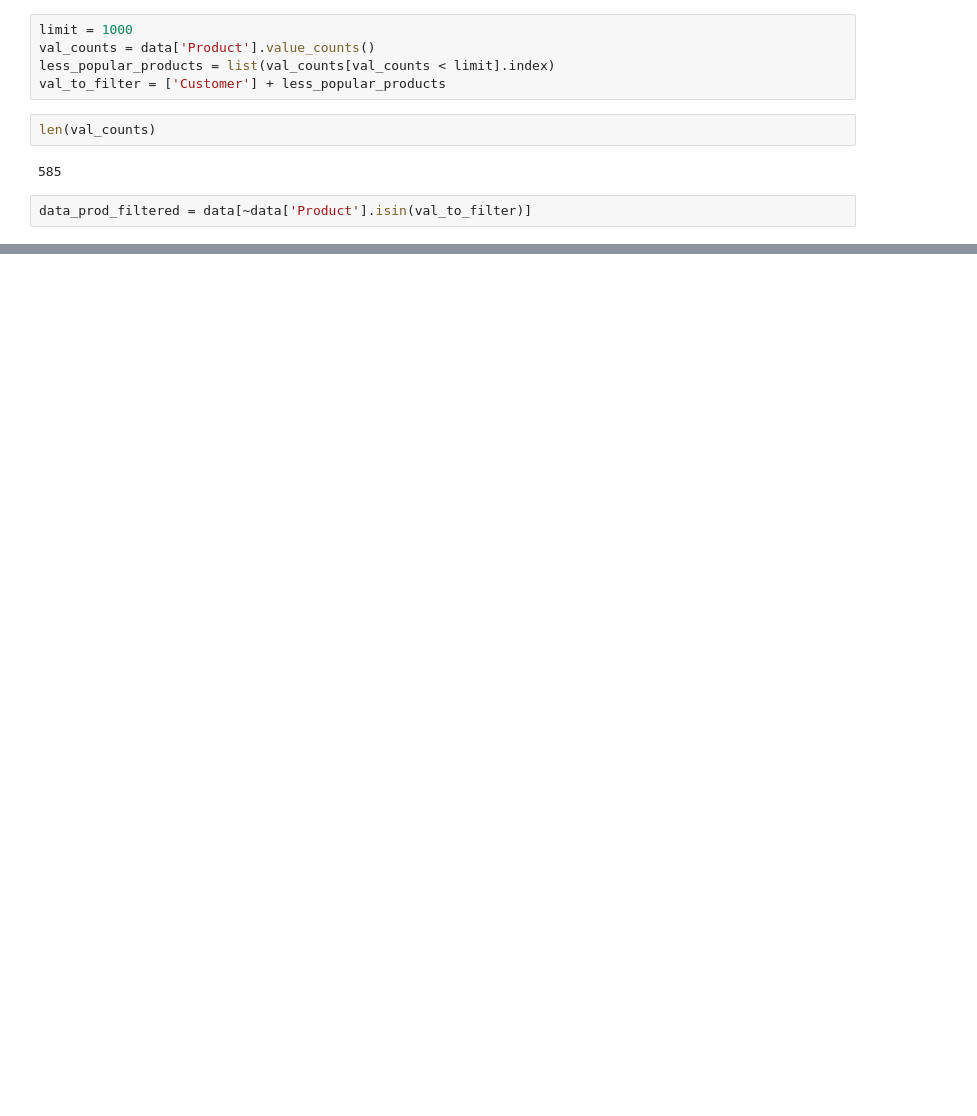
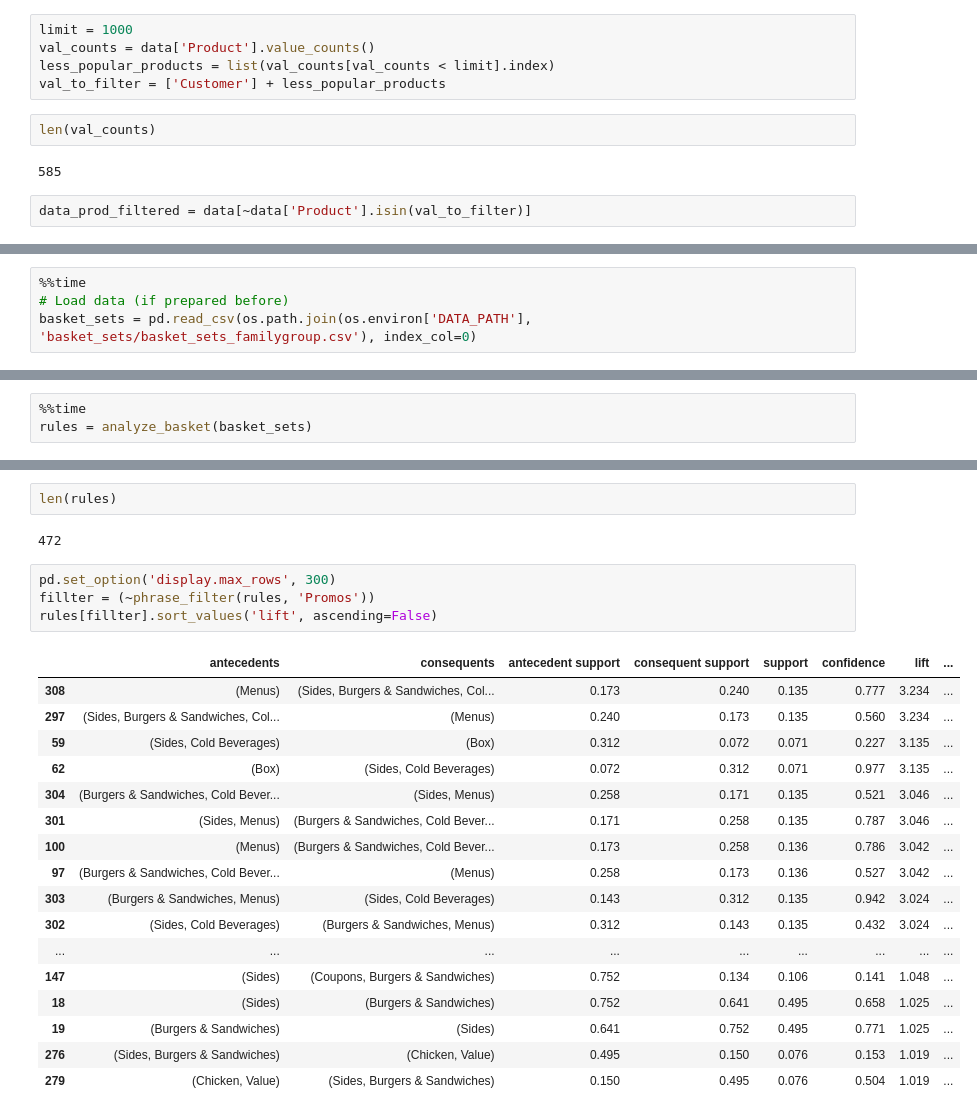
Before and after one commit to tooploox/amrest_poc, a Jupyter notebook: notebooks/basket_analysis.ipynb, the cells around one changed output, grey strips where cells are left out. Drawn from its saved outputs; the diff is of its cells as text; blank space fills up the shorter version.

```diff
--- a/notebooks/basket_analysis.ipynb
+++ b/notebooks/basket_analysis.ipynb
@@ -230,0 +244,4 @@ data_prod_filtered = data[~data['Product'].isin(val_to_filter)]
+# %%
+%%time
+# Load data (if prepared before)
+basket_sets = pd.read_csv(os.path.join(os.environ['DATA_PATH'], 'basket_sets/basket_sets_familygroup.csv'), index_col=0)
@@ -230,0 +263,3 @@ data_prod_filtered = data[~data['Product'].isin(val_to_filter)]
+# %%
+%%time
+rules = analyze_basket(basket_sets)
@@ -230,0 +295,26 @@ data_prod_filtered = data[~data['Product'].isin(val_to_filter)]
+# %%
+len(rules)
+# %% [output]
+472
+# %%
+pd.set_option('display.max_rows', 300)
+fillter = (~phrase_filter(rules, 'Promos'))
+rules[fillter].sort_values('lift', ascending=False)
+# %% [output]
+|  | antecedents | consequents | antecedent support | consequent support | support | confidence | lift | ... |
+| 308 | (Menus) | (Sides, Burgers & Sandwiches, Col... | 0.173 | 0.240 | 0.135 | 0.777 | 3.234 | ... |
+| 297 | (Sides, Burgers & Sandwiches, Col... | (Menus) | 0.240 | 0.173 | 0.135 | 0.560 | 3.234 | ... |
+| 59 | (Sides, Cold Beverages) | (Box) | 0.312 | 0.072 | 0.071 | 0.227 | 3.135 | ... |
+| 62 | (Box) | (Sides, Cold Beverages) | 0.072 | 0.312 | 0.071 | 0.977 | 3.135 | ... |
+| 304 | (Burgers & Sandwiches, Cold Bever... | (Sides, Menus) | 0.258 | 0.171 | 0.135 | 0.521 | 3.046 | ... |
+| 301 | (Sides, Menus) | (Burgers & Sandwiches, Cold Bever... | 0.171 | 0.258 | 0.135 | 0.787 | 3.046 | ... |
+| 100 | (Menus) | (Burgers & Sandwiches, Cold Bever... | 0.173 | 0.258 | 0.136 | 0.786 | 3.042 | ... |
+| 97 | (Burgers & Sandwiches, Cold Bever... | (Menus) | 0.258 | 0.173 | 0.136 | 0.527 | 3.042 | ... |
+| 303 | (Burgers & Sandwiches, Menus) | (Sides, Cold Beverages) | 0.143 | 0.312 | 0.135 | 0.942 | 3.024 | ... |
+| 302 | (Sides, Cold Beverages) | (Burgers & Sandwiches, Menus) | 0.312 | 0.143 | 0.135 | 0.432 | 3.024 | ... |
+| ... | ... | ... | ... | ... | ... | ... | ... | ... |
+| 147 | (Sides) | (Coupons, Burgers & Sandwiches) | 0.752 | 0.134 | 0.106 | 0.141 | 1.048 | ... |
+| 18 | (Sides) | (Burgers & Sandwiches) | 0.752 | 0.641 | 0.495 | 0.658 | 1.025 | ... |
+| 19 | (Burgers & Sandwiches) | (Sides) | 0.641 | 0.752 | 0.495 | 0.771 | 1.025 | ... |
+| 276 | (Sides, Burgers & Sandwiches) | (Chicken, Value) | 0.495 | 0.150 | 0.076 | 0.153 | 1.019 | ... |
+| 279 | (Chicken, Value) | (Sides, Burgers & Sandwiches) | 0.150 | 0.495 | 0.076 | 0.504 | 1.019 | ... |
```
Also changed, not shown: parts of 70 cells of this notebook, 1 other file.
